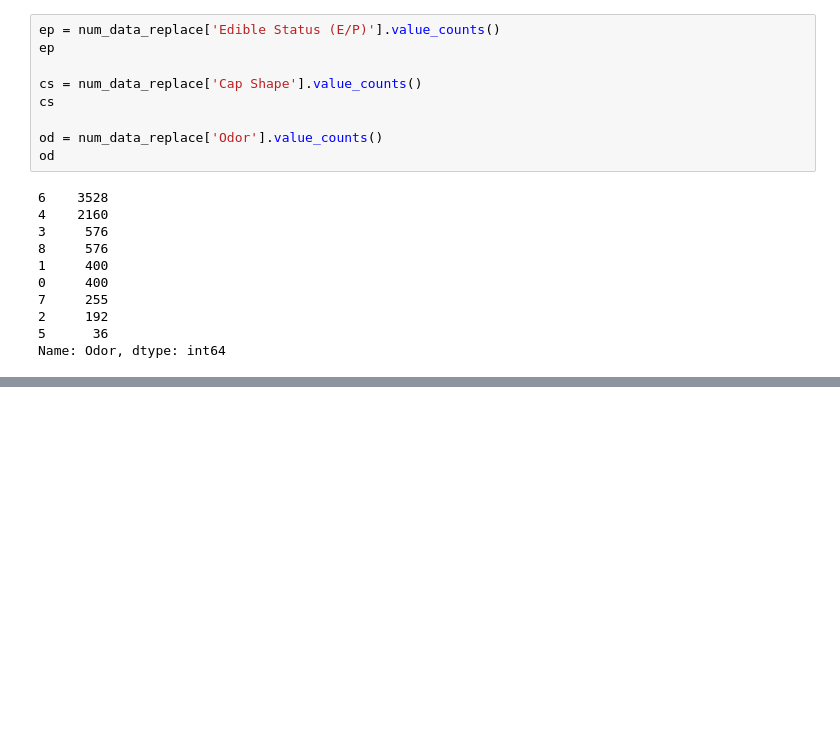
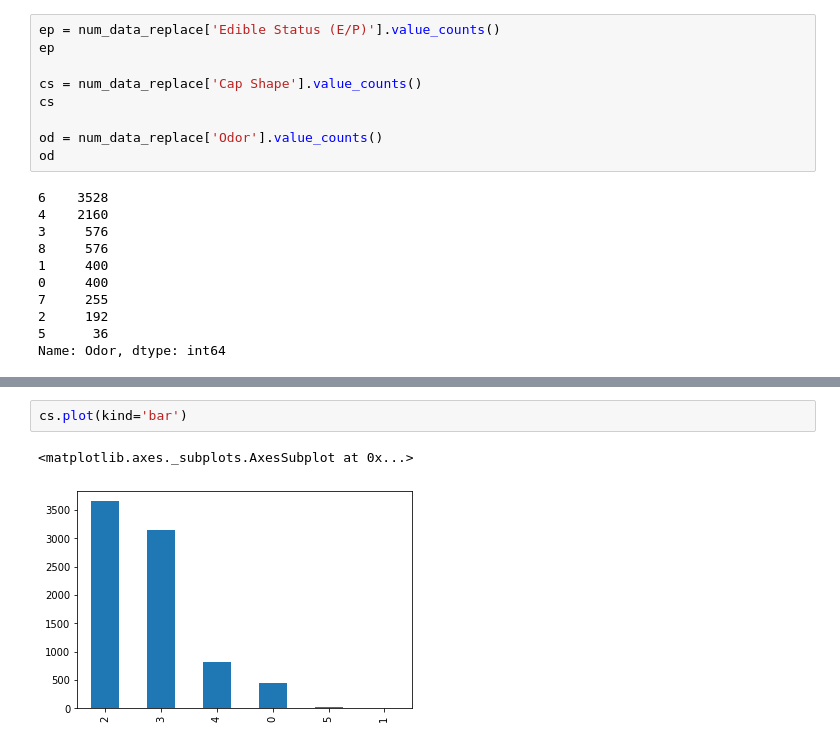
Before and after one commit to Gitprincesskerry/IS362, a Jupyter notebook: Mushroom_Analysis.ipynb, the cells around one changed output, grey strips where cells are left out. Drawn from its saved outputs; the diff is of its cells as text; blank space fills up the shorter version.

```diff
--- a/Mushroom_Analysis.ipynb
+++ b/Mushroom_Analysis.ipynb
@@ -101,0 +107,5 @@ Name: Odor, dtype: int64
+# %%
+cs.plot(kind='bar')
+# %% [output]
+<matplotlib.axes._subplots.AxesSubplot at 0x...>
+[figure, added]
```
Also changed, not shown: parts of 3 cells of this notebook.
